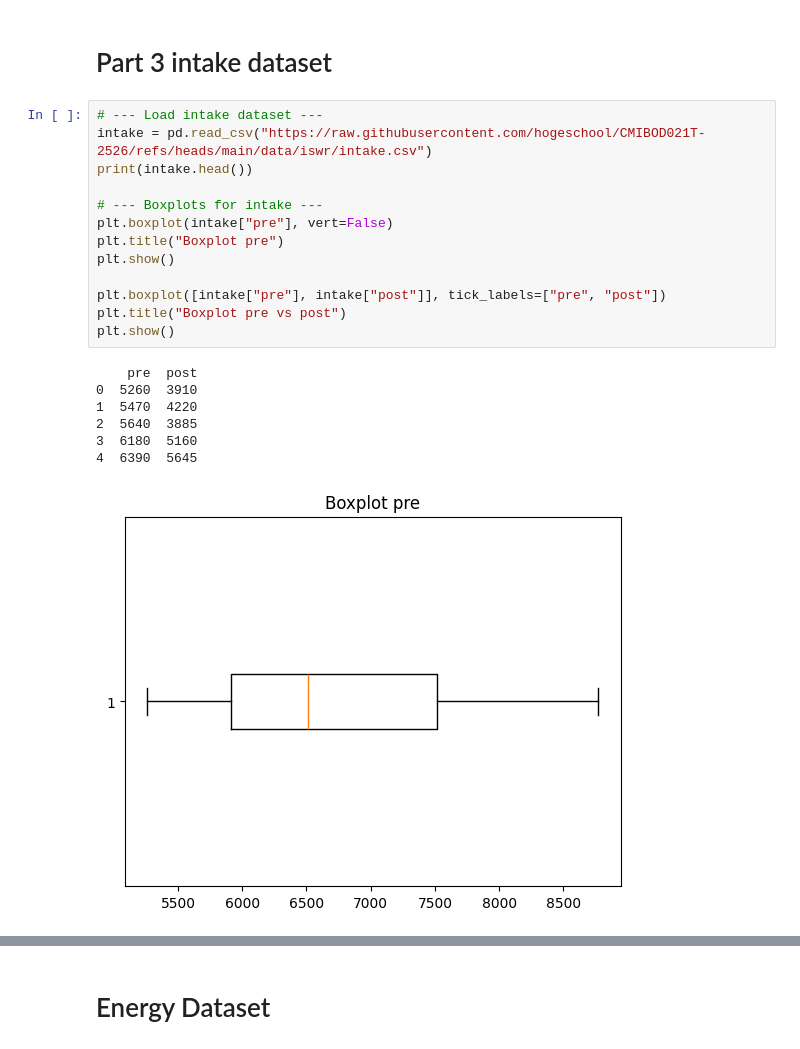
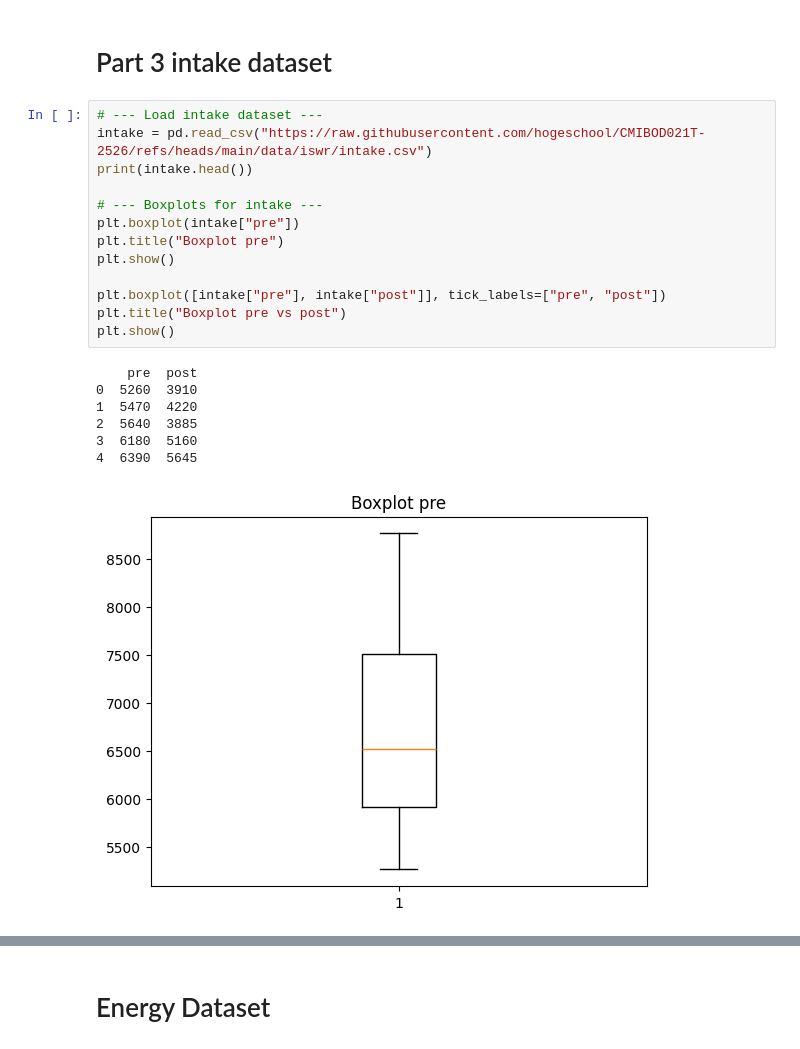
Before and after one commit to hogeschool/CMIBOD021T-2526, a Jupyter notebook: notebooksAndScripts/week2_part2_otherDatasets.ipynb, the cells around one changed output, grey strips where cells are left out. Drawn from its saved outputs; the diff is of its cells as text.

```diff
--- a/notebooksAndScripts/week2_boxplot.ipynb
+++ b/notebooksAndScripts/week2_part2_otherDatasets.ipynb
@@ -216,24 +210,24 @@ SD directly via pandas: 5.706216705568506
 # %%
 # --- Load intake dataset ---
 intake = pd.read_csv("https://raw.githubusercontent.com/hogeschool/CMIBOD021T-2526/refs/heads/main/data/iswr/intake.csv")
 print(intake.head())
 
 # --- Boxplots for intake ---
-plt.boxplot(intake["pre"], vert=False)
+plt.boxplot(intake["pre"])
 plt.title("Boxplot pre")
 plt.show()
 
 plt.boxplot([intake["pre"], intake["post"]], tick_labels=["pre", "post"])
 plt.title("Boxplot pre vs post")
 plt.show()
 # %% [output]
     pre  post
 0  5260  3910
 1  5470  4220
 2  5640  3885
 3  6180  5160
 4  6390  5645
-[figure, old version]
+[figure, new version]
 [figure]
 # %% [markdown]
 # Energy Dataset
```
Also changed, not shown: parts of 18 cells of this notebook, 2 other files.
